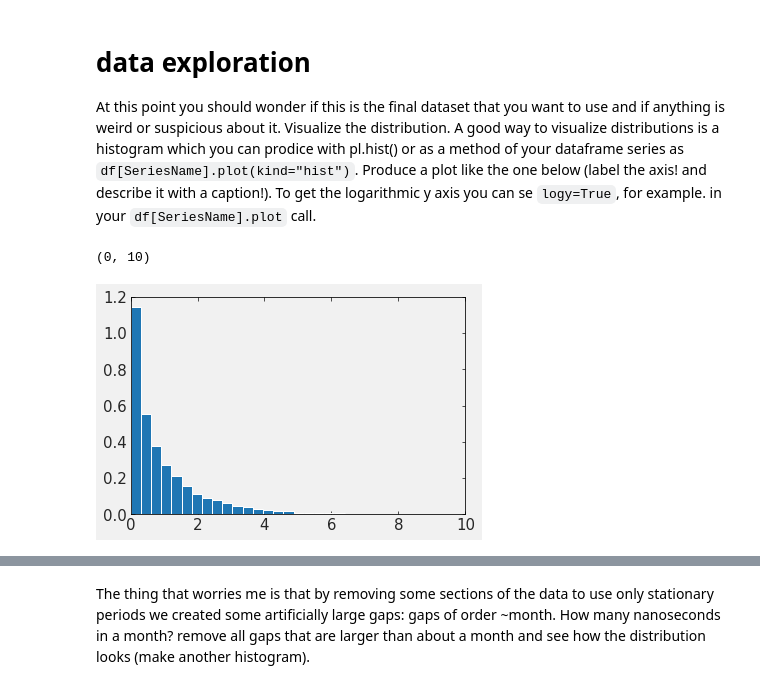
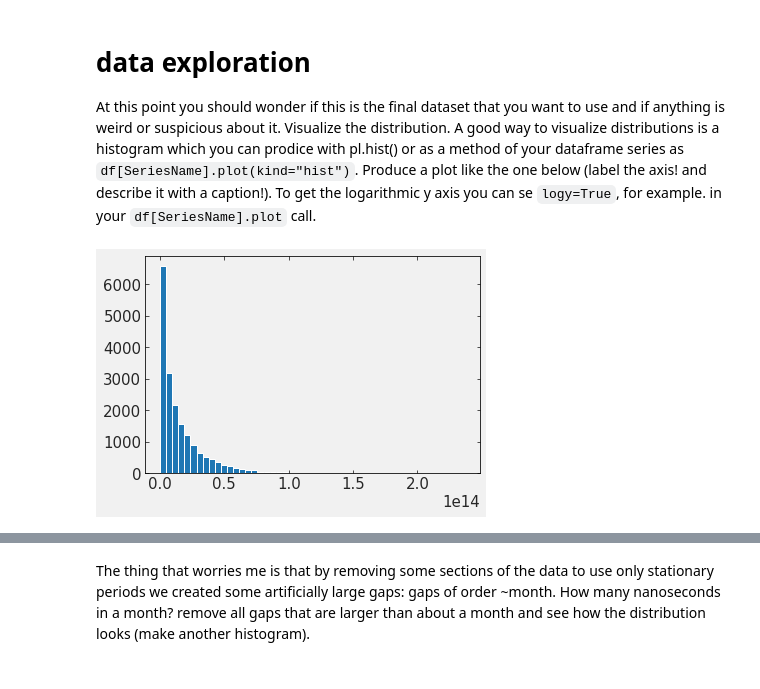
Before and after one commit to xiaolng/DSPS_xLi, a Jupyter notebook: HW3/KS_earthquakes.ipynb, the cells around one changed output, grey strips where cells are left out. Cells and saved outputs as stored; diff of their text form; code cells hidden in the pictures.

````diff
--- a/HW3/KS_earthquakes.ipynb
+++ b/HW3/KS_earthquakes.ipynb
@@ -73,7 +73,7 @@ eqall.head()
 | 4 | 1984/01/01 | 06:59:05.14 | eq | l | 2.43 | c | 33.343 | -117.628 | 5.6 | C | ... |
 # %%
 # select where MAG>=2 save as eqdata
-eqdata = eqall[eqall['MAG'] >= 2]
+eqdata = eqall[eqall.MAG >= 2]
 # %% [markdown]
 running the following lines of code should give you the same result as mine if you used the file I provided (467 students), and qualitatively  similar if you are using your own data (667 students)
 # %%
@@ -281,8 +281,6 @@ eqGoodData.head()
 # data exploration
 At this point you should wonder if this is the final dataset that you want to use and if anything is weird or suspicious about it. Visualize the distribution. A good way to visualize distributions is a histogram which you can prodice with pl.hist() or as a method of your dataframe series as ```df[SeriesName].plot(kind="hist")```. Produce a plot like the one below (label the axis! and describe it with a caption!). To get the logarithmic y axis you can se ```logy=True```, for example. in your ```df[SeriesName].plot``` call.
 # %%
-pl.hist(eqGoodData['gaps']/np.mean(eqGoodData.gaps), bins=50, density=True)
-pl.xlim([0, 10])
+h_ = pl.hist(eqGoodData['gaps'], bins=50, density=False)
 # %% [output]
-(0, 10)
-[figure, old version]
+[figure, new version]
````
Also changed, not shown: parts of 22 cells of this notebook.
